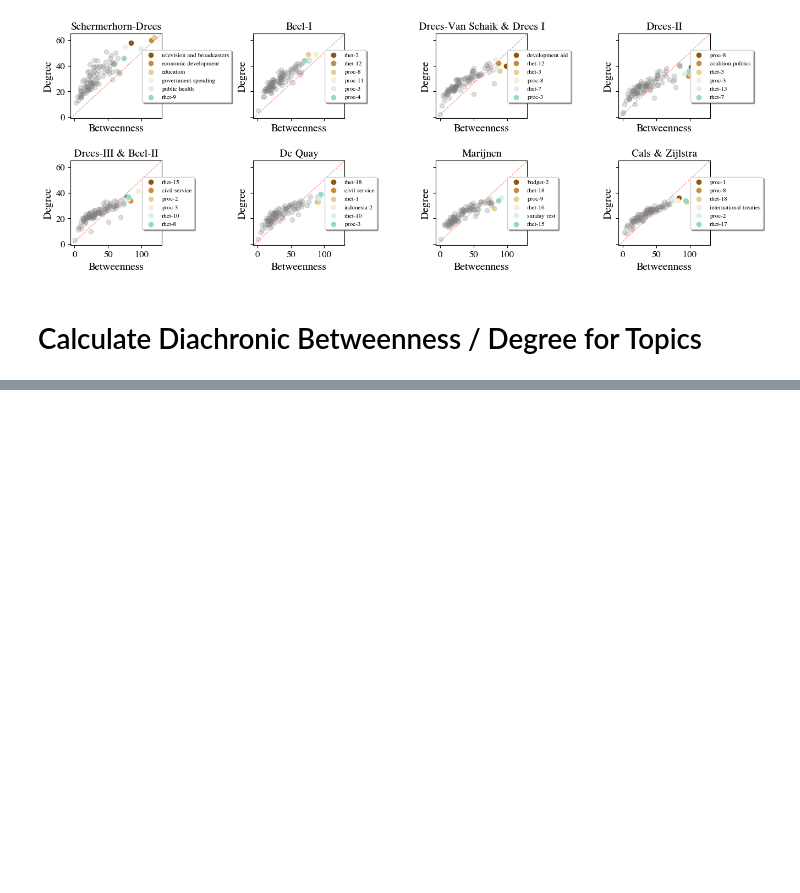
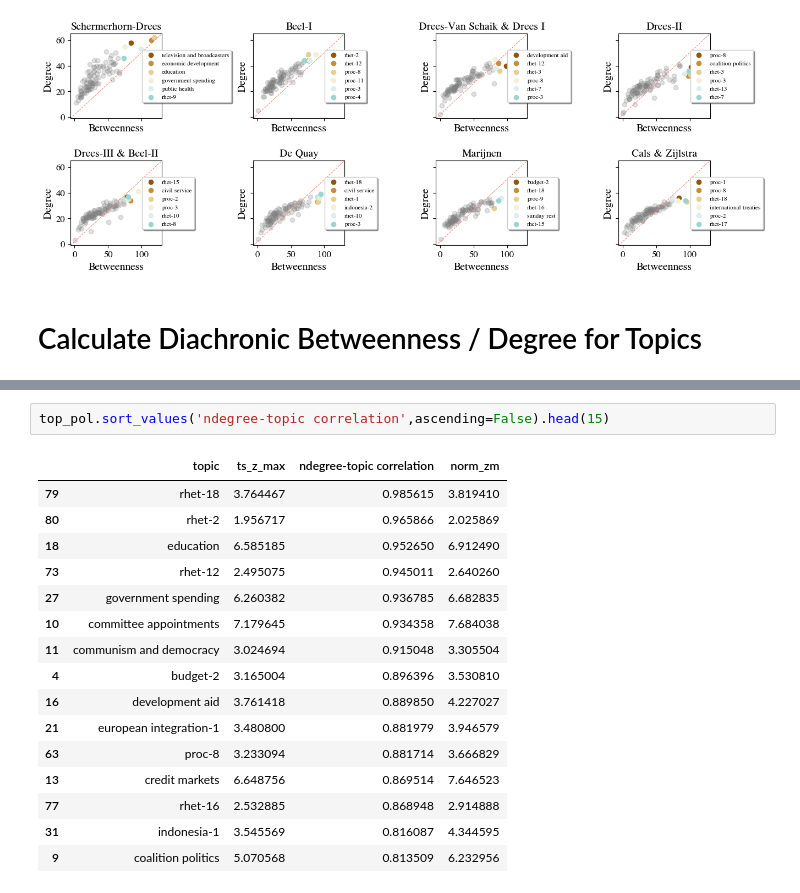
Before and after one commit to rubenros1795/linkage, a Jupyter notebook: 08-politicization.ipynb, the cells around one changed output, grey strips where cells are left out. Drawn from its saved outputs; the diff is of its cells as text; blank space fills up the shorter version.

```diff
--- a/08-politicization.ipynb
+++ b/08-politicization.ipynb
@@ -167,0 +194,19 @@ plot_pol('credit markets')
+# %%
+top_pol.sort_values('ndegree-topic correlation',ascending=False).head(15)
+# %% [output]
+|  | topic | ts_z_max | ndegree-topic correlation | norm_zm |
+| 79 | rhet-18 | 3.764467 | 0.985615 | 3.819410 |
+| 80 | rhet-2 | 1.956717 | 0.965866 | 2.025869 |
+| 18 | education | 6.585185 | 0.952650 | 6.912490 |
+| 73 | rhet-12 | 2.495075 | 0.945011 | 2.640260 |
+| 27 | government spending | 6.260382 | 0.936785 | 6.682835 |
+| 10 | committee appointments | 7.179645 | 0.934358 | 7.684038 |
+| 11 | communism and democracy | 3.024694 | 0.915048 | 3.305504 |
+| 4 | budget-2 | 3.165004 | 0.896396 | 3.530810 |
+| 16 | development aid | 3.761418 | 0.889850 | 4.227027 |
+| 21 | european integration-1 | 3.480800 | 0.881979 | 3.946579 |
+| 63 | proc-8 | 3.233094 | 0.881714 | 3.666829 |
+| 13 | credit markets | 6.648756 | 0.869514 | 7.646523 |
+| 77 | rhet-16 | 2.532885 | 0.868948 | 2.914888 |
+| 31 | indonesia-1 | 3.545569 | 0.816087 | 4.344595 |
+| 9 | coalition politics | 5.070568 | 0.813509 | 6.232956 |
```
Also changed, not shown: parts of 11 cells of this notebook, 1 other file.
